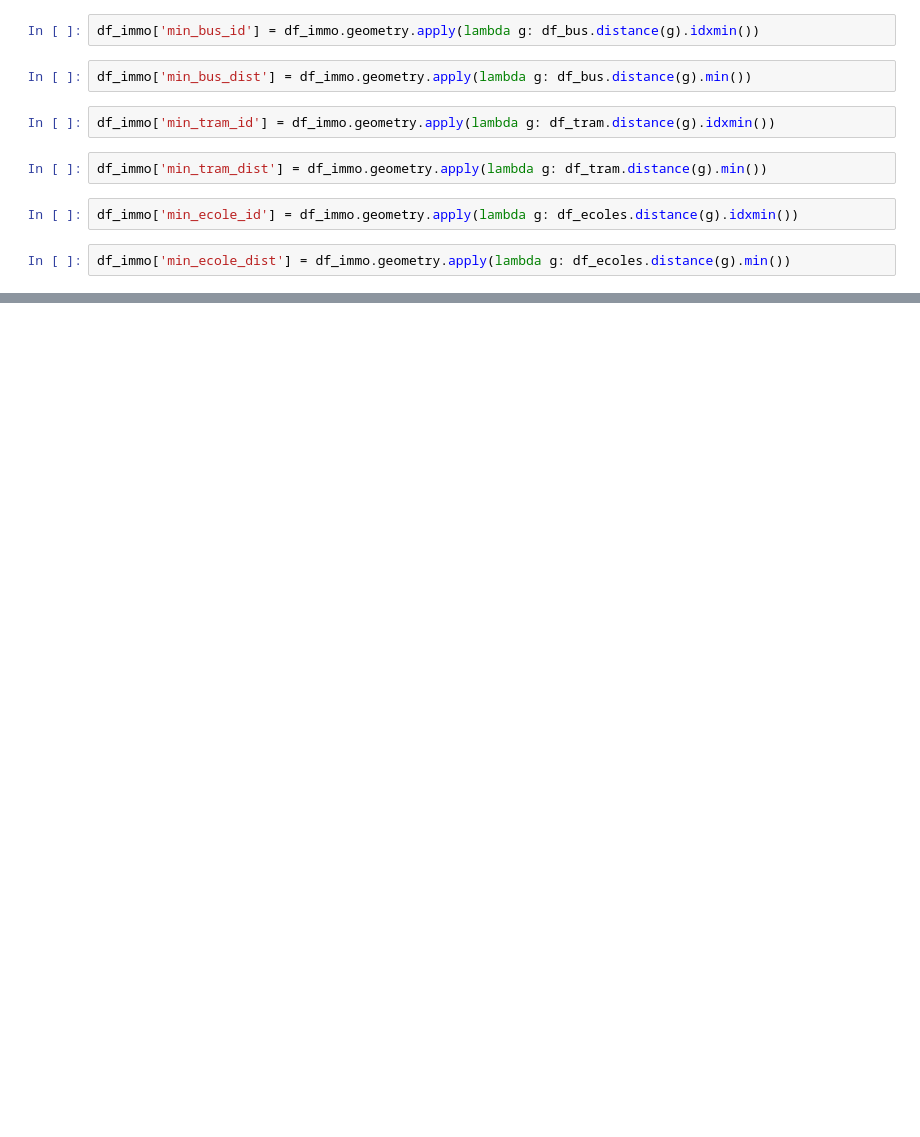
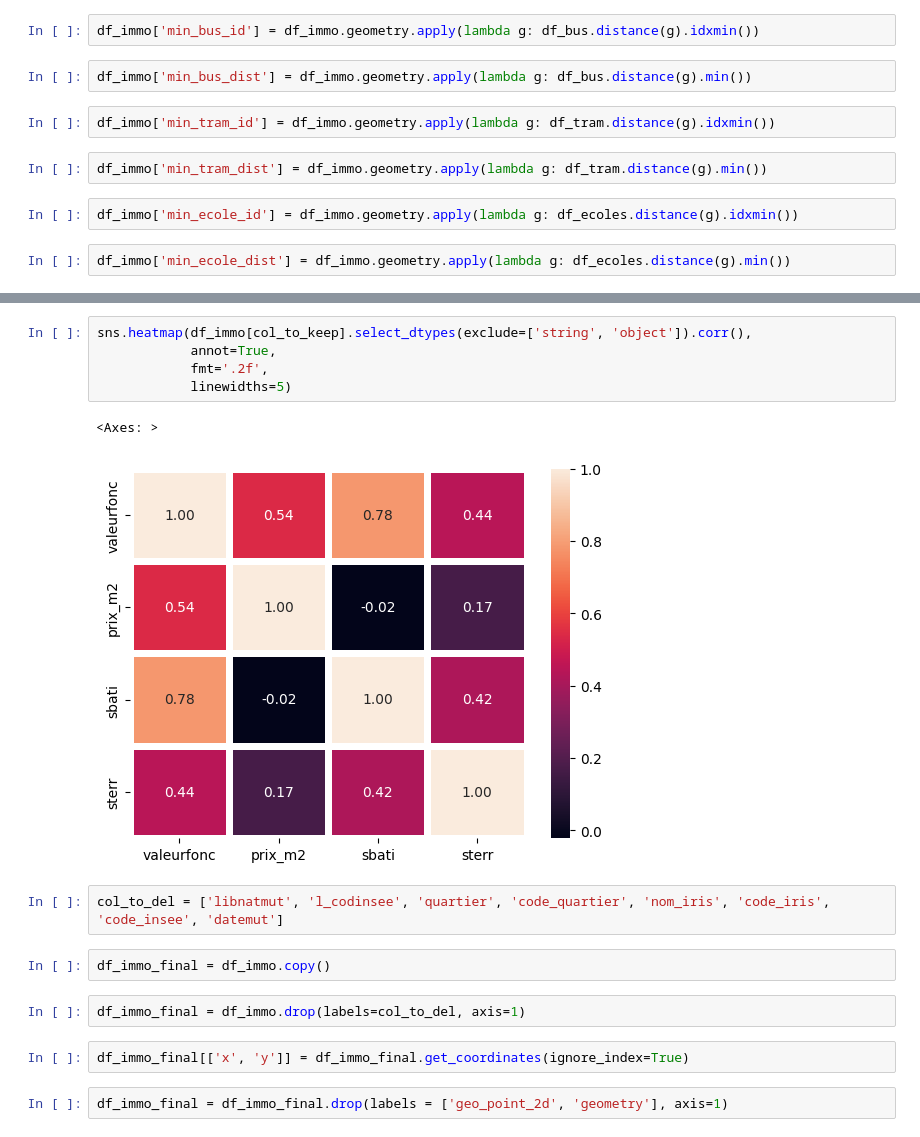
Before and after one commit to gpenessot/predictions_prix_immo_dijon, a Jupyter notebook: notebooks/eda.ipynb, the cells around one changed output, grey strips where cells are left out. Drawn from its saved outputs; the diff is of its cells as text; blank space fills up the shorter version.

```diff
--- a/notebooks/eda.ipynb
+++ b/notebooks/eda.ipynb
@@ -55 +123,19 @@ df_immo['min_ecole_dist'] = df_immo.geometry.apply(lambda g: df_ecoles.distance(
+# %%
+sns.heatmap(df_immo[col_to_keep].select_dtypes(exclude=['string', 'object']).corr(),
+            annot=True,
+            fmt='.2f',
+            linewidths=5)
+# %% [output]
+<Axes: >
+[figure, added]
+# %%
+col_to_del = ['libnatmut', 'l_codinsee', 'quartier', 'code_quartier', 'nom_iris', 'code_iris', 'code_insee', 'datemut']
+# %%
+df_immo_final = df_immo.copy()
+# %%
+df_immo_final = df_immo.drop(labels=col_to_del, axis=1)
+# %%
+df_immo_final[['x', 'y']] = df_immo_final.get_coordinates(ignore_index=True)
+# %%
+df_immo_final = df_immo_final.drop(labels = ['geo_point_2d', 'geometry'], axis=1)
 # %%
```
Also changed, not shown: parts of 12 cells of this notebook, 1 other file.
